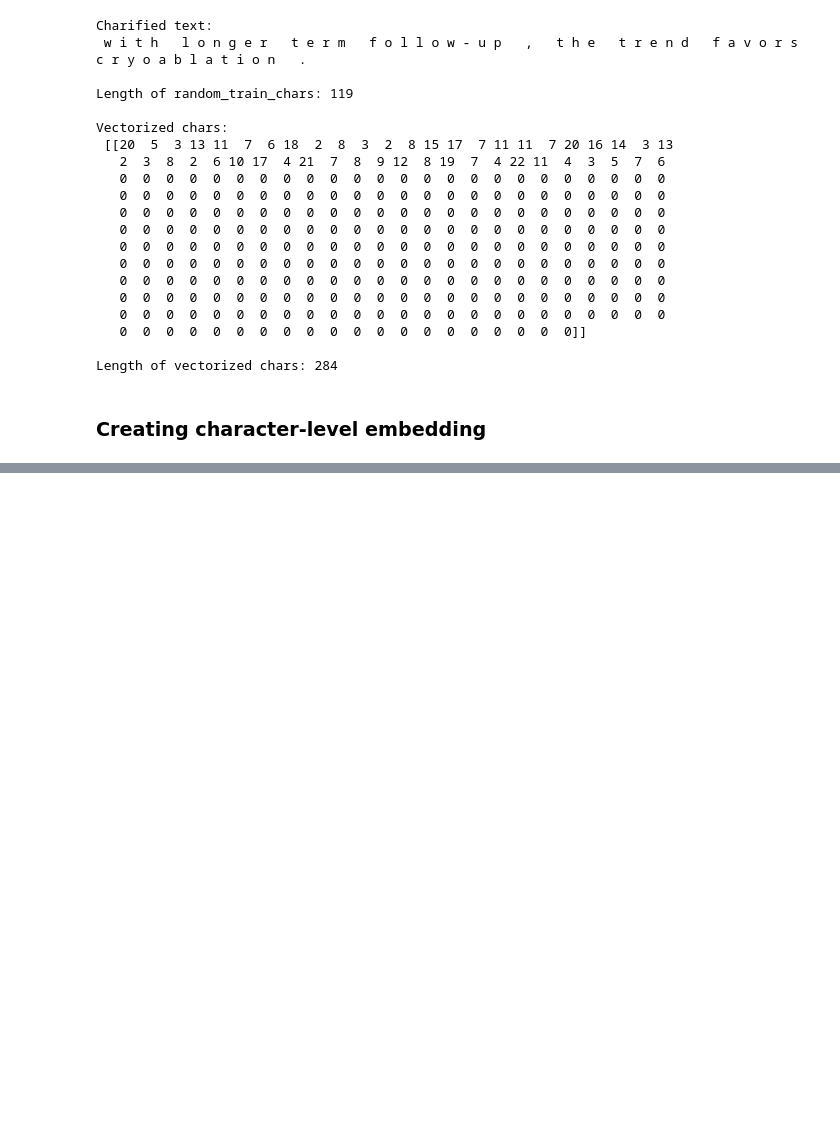
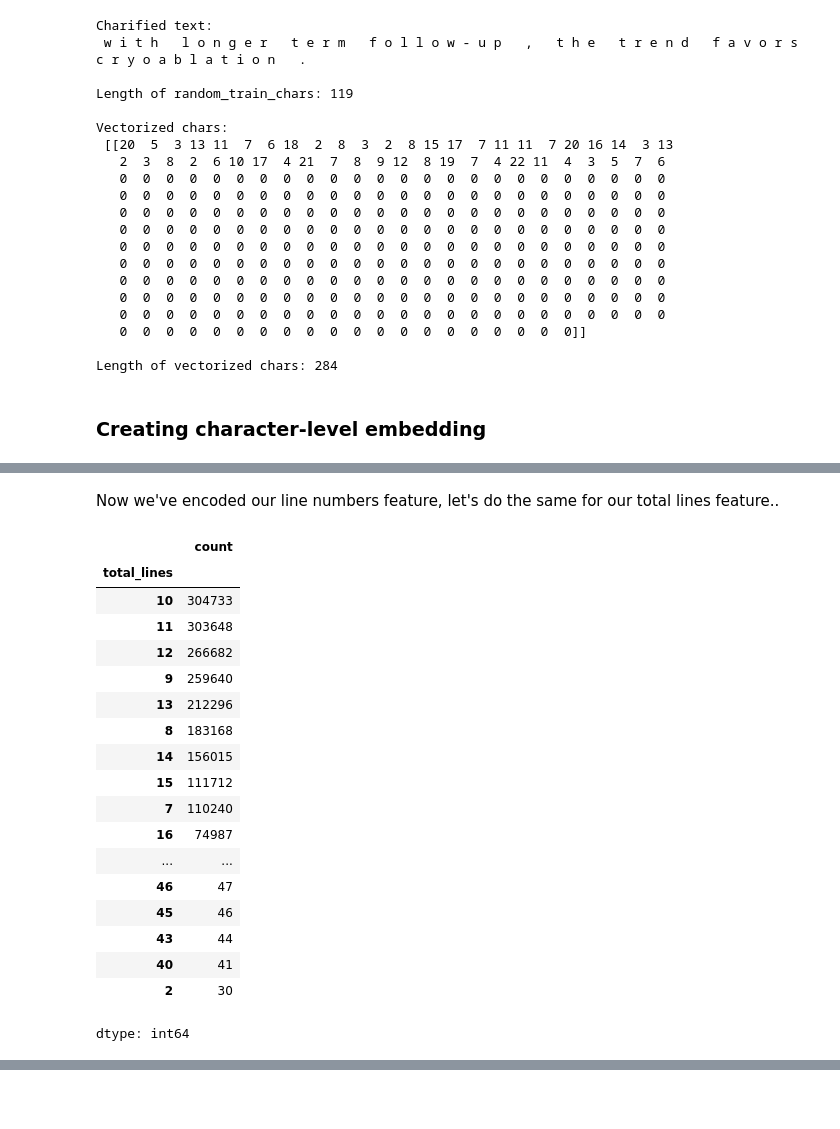
Before and after one commit to masrik-dev/skimlit-nlp-project, a Jupyter notebook: skimlit.ipynb, the cells around one changed output, grey strips where cells are left out. Saved outputs shown, nothing was run; the diff lists cells and outputs as text; code cells hidden in the pictures; blank space fills up the shorter version.

```diff
--- a/skimlit.ipynb
+++ b/skimlit.ipynb
@@ -423,0 +543,25 @@ Length of vectorized chars: 284
+# %% [markdown]
+Now we've encoded our line numbers feature, let's do the same for our total lines feature..
+# %%
+# How many different numbers of lines are there?
+train_df["total_lines"].value_counts()
+# %% [output]
+|  | count |
+| total_lines |  |
+| 10 | 304733 |
+| 11 | 303648 |
+| 12 | 266682 |
+| 9 | 259640 |
+| 13 | 212296 |
+| 8 | 183168 |
+| 14 | 156015 |
+| 15 | 111712 |
+| 7 | 110240 |
+| 16 | 74987 |
+| ... | ... |
+| 46 | 47 |
+| 45 | 46 |
+| 43 | 44 |
+| 40 | 41 |
+| 2 | 30 |
+dtype: int64
```
Also changed, not shown: parts of 13 cells of this notebook.
